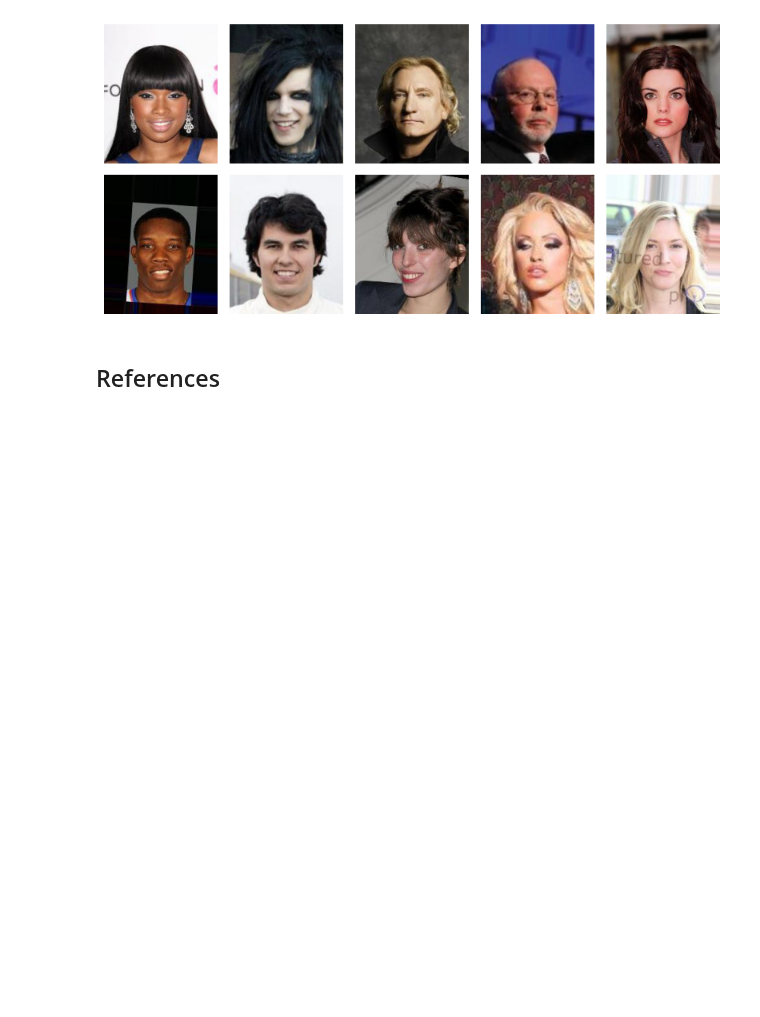
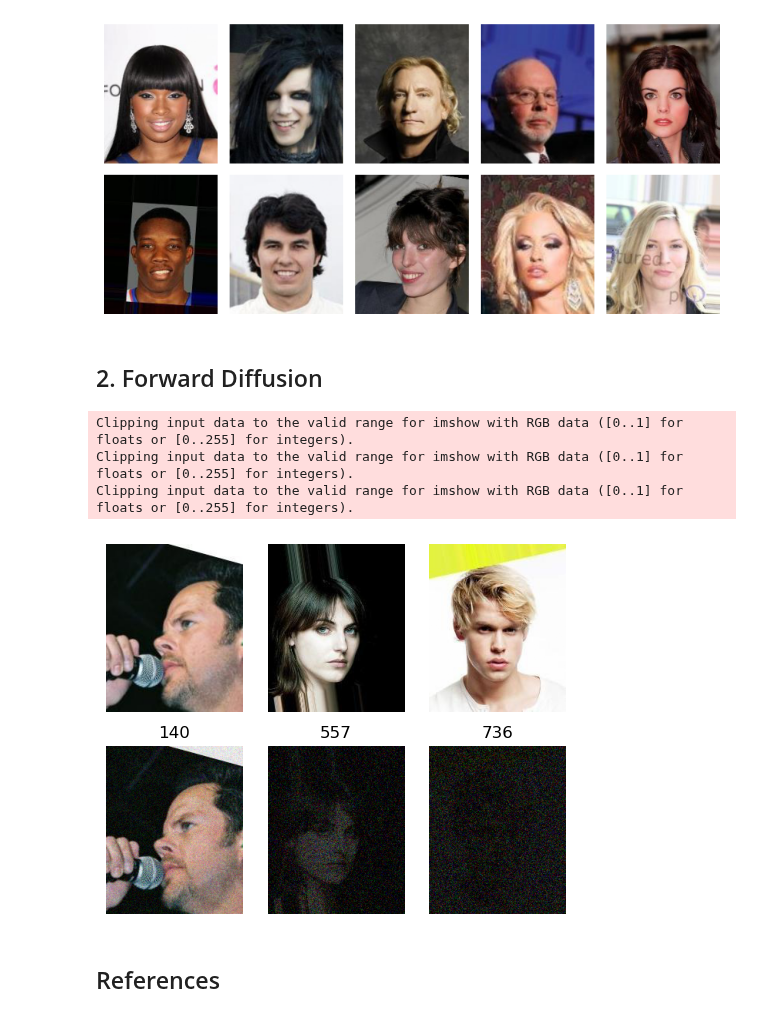
Before and after one commit to shuangxuetwelve/DDPM, a Jupyter notebook: main.ipynb, the cells around one changed output. Saved outputs shown, nothing was run; the diff lists cells and outputs as text; code cells hidden in the pictures; blank space fills up the shorter version.

Commit message:
Implement forward diffusion

```diff
--- a/main.ipynb
+++ b/main.ipynb
@@ -15,6 +15,16 @@ import matplotlib.pyplot as plt
 from tabulate import tabulate
 # %% [markdown]
 ## 0. Constants
+# %%
+# Hyper-parameters.
+BATCH_SIZE = 3
+
+# Diffusion model parameters.
+TIMESTAMPS = 1000
+
+# Dataset parameters.
+WIDTH = 178
+HEIGHT = 218
 # %% [markdown]
 ## 1. Dataset
 # %% [markdown]
@@ -29,3 +41,9 @@ Files already downloaded and verified
+# %%
+# samples = next(iter(dataloader))
+# samples is a Python list of len 2.
+# samples[0] is a tensor of shape (BATCH_SIZE, 1, WIDTH, HEIGHT)
+# samples[1] is a tensor of shape (BATCH_SIZE, 40)
+dataloader = torch.utils.data.DataLoader(dataset, batch_size=BATCH_SIZE, shuffle=True)
 # %% [markdown]
 Print out the statistics of the dataset.
 # %%
@@ -60,3 +78,5 @@ for i in range(len(indices)):
 plt.tight_layout()
 # %% [output]
 [figure]
+# %% [markdown]
+## 2. Forward Diffusion
@@ -63,3 +155,32 @@ plt.tight_layout()
+# %%
+diffusion = Diffusion(TIMESTAMPS)
+
+# t is a tensor of shape (BATCH_SIZE,) and dtype torch.int64.
+t = torch.randint(0, TIMESTAMPS, (BATCH_SIZE,))
+
+# Sample 5 images from the dataset.
+# images is a tensor of shape (BATCH_SIZE, 3, 218, 178) and dtype torch.float32.
+images = next(iter(dataloader))[0]
+
+# Add noise to the images.
+noisy_images = diffusion.q_sample(images, t)
+
+# Show the noisy images.
+rows, cols = 2, 3
+fig, axs = plt.subplots(rows, cols, figsize=(5, 4))
+for col in range(cols):
+    axs[0][col].imshow(images[col].permute(1, 2, 0))
+    axs[0][col].axis('off')
+for col in range(cols):
+    axs[1][col].imshow(noisy_images[col].permute(1, 2, 0))
+    axs[1][col].axis('off')
+    axs[1][col].set_title(t[col].item())
+plt.tight_layout()
+# %% [output]
+Clipping input data to the valid range for imshow with RGB data ([0..1] for floats or [0..255] for integers).
+Clipping input data to the valid range for imshow with RGB data ([0..1] for floats or [0..255] for integers).
+Clipping input data to the valid range for imshow with RGB data ([0..1] for floats or [0..255] for integers).
+[figure, added]
 # %% [markdown]
 ## References
 # %% [markdown]
```
Also changed, not shown: parts of 2 cells of this notebook.
